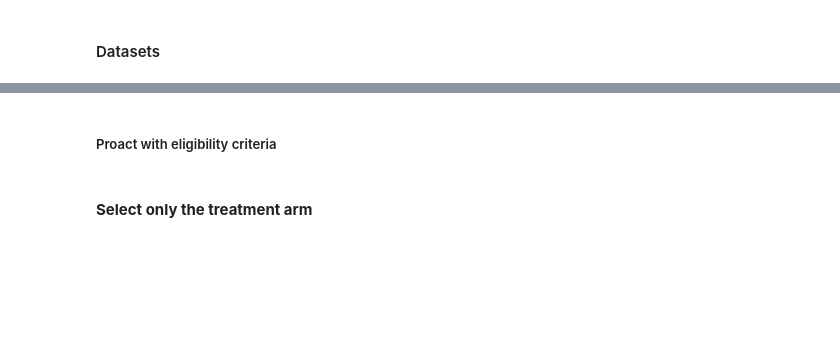
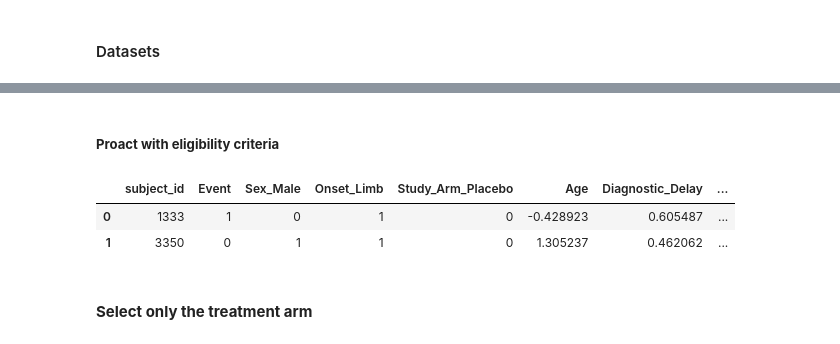
Before and after one commit to Uzoemeka/All_ALS_Data, a Jupyter notebook: 08.1_derive_control_arm_from_register_data.ipynb, the cells around one changed output, grey strips where cells are left out. Drawn from its saved outputs; the diff is of its cells as text; code cells hidden in the pictures; blank space fills up the shorter version.

```diff
--- a/08.1_derive_control_arm_from_register_data.ipynb
+++ b/08.1_derive_control_arm_from_register_data.ipynb
@@ -72,30 +96,34 @@ MND_rilu = pd.read_csv('/Users/Apple/projects/ALS_Digital_Twins/All_processed_da
 # %%
 proact0 = proact0[proact0['Disease_Duration'] < 120]
 # %% [markdown]
-##### Proact with eligibility criteria
+##### **Proact with eligibility criteria**
 # %%
 proact_miro = pd.read_csv('/Users/Apple/projects/ALS_Digital_Twins/All_processed_data/DataFIle/proact_miro_full.csv')
 proact_lica = pd.read_csv('/Users/Apple/projects/ALS_Digital_Twins/All_processed_data/DataFIle/proact_lica_full.csv')
 
 proact_miro['slope'] = (48 - proact_miro['ALSFRS_RT']) / proact_miro['Disease_Duration']
 proact_lica['slope'] = (48 - proact_lica['ALSFRS_RT']) / proact_lica['Disease_Duration']
 
 binss = [-np.inf, 0.31, 1.17, np.inf]
 labelss = ["Slow", "Intermediate", "Fast"]
 
 proact_miro["Progression_group"] = pd.cut(proact_miro["slope"], bins=binss, labels=labelss)
 proact_lica["Progression_group"] = pd.cut(proact_lica["slope"], bins=binss, labels=labelss)
 
 
 proact_miro['Study_Arm_Placebo'] = (proact_miro['Study_Arm'] == 'Placebo').astype(int)
 proact_lica['Study_Arm_Placebo'] = (proact_lica['Study_Arm'] == 'Placebo').astype(int)
 
-proact_miro = proact_miro[['subject_id', 'Event', 'Vital_Capacity_l_std', 'Sex_Male', 'Onset_Limb', 'Study_Arm_Placebo', 'Age_std', 'Diagnosis_delay_l_std', 'Disease_Duration', 'TRICALS', 'Sex_onset',	'Age_Sex', 'Age_onset', 'Age_sq', "Progression_group"]]
-proact_lica = proact_lica[['subject_id', 'Event', 'Vital_Capacity_l_std', 'Sex_Male', 'Onset_Limb', 'Study_Arm_Placebo', 'Age_std', 'Diagnosis_delay_l_std', 'Disease_Duration', 'TRICALS', 'Sex_onset',	'Age_Sex', 'Age_onset', 'Age_sq', "Progression_group"]]
+proact_miro = proact_miro[['subject_id', 'Event', 'Sex_Male', 'Onset_Limb', 'Study_Arm_Placebo', 'Age_std', 'Diagnosis_delay_l_std', 'Disease_Duration', 'TRICALS', 'Sex_onset',	'Age_Sex', 'Age_onset', 'Age_sq', "Progression_group"]]
+proact_lica = proact_lica[['subject_id', 'Event', 'Sex_Male', 'Onset_Limb', 'Study_Arm_Placebo', 'Age_std', 'Diagnosis_delay_l_std', 'Disease_Duration', 'TRICALS', 'Sex_onset',	'Age_Sex', 'Age_onset', 'Age_sq', "Progression_group"]]
 
-proact_miro = proact_miro.rename(columns={'Age_std': 'Age', 'Diagnosis_delay_l_std': 'Diagnostic_Delay', 'Vital_Capacity_l_std': 'Vital_capacity'})
-proact_lica = proact_lica.rename(columns={'Age_std': 'Age', 'Diagnosis_delay_l_std': 'Diagnostic_Delay', 'Vital_Capacity_l_std': 'Vital_capacity'})
+proact_miro = proact_miro.rename(columns={'Age_std': 'Age', 'Diagnosis_delay_l_std': 'Diagnostic_Delay'})
+proact_lica = proact_lica.rename(columns={'Age_std': 'Age', 'Diagnosis_delay_l_std': 'Diagnostic_Delay'})
 
 
 # print(f"proact_miro: {proact_miro.shape} | proact_lica: {proact_lica.shape}")
 proact_lica.head(2)
+# %% [output]
+|  | subject_id | Event | Sex_Male | Onset_Limb | Study_Arm_Placebo | Age | Diagnostic_Delay | ... |
+| 0 | 1333 | 1 | 0 | 1 | 0 | -0.428923 | 0.605487 | ... |
+| 1 | 3350 | 0 | 1 | 1 | 0 | 1.305237 | 0.462062 | ... |
```
Also changed, not shown: parts of 38 cells of this notebook.
